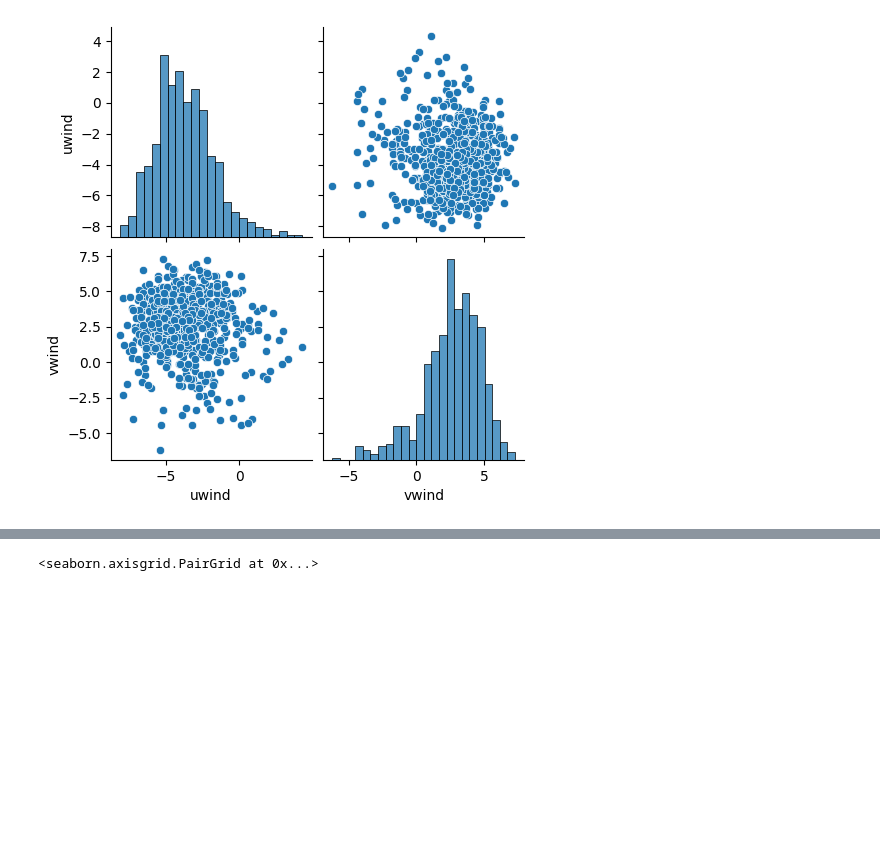
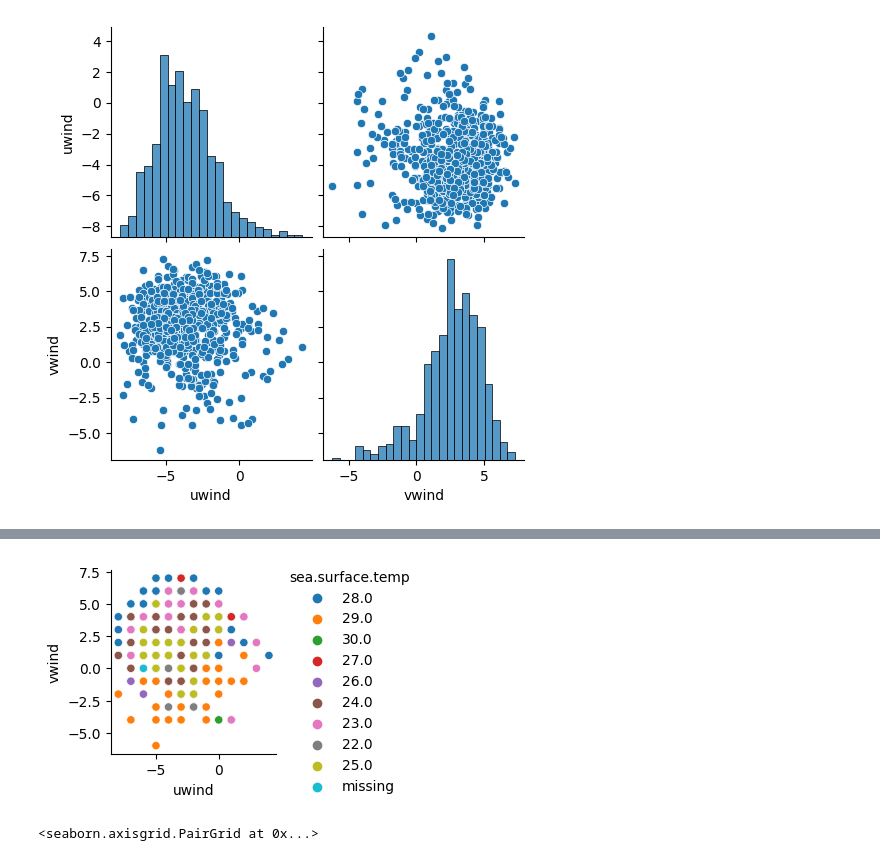
Before and after one commit to rauldgarcia/Data_analysis, a Jupyter notebook: CLASS 1/class_11.ipynb, the cells around one changed output, grey strips where cells are left out. Cells and saved outputs as stored; diff of their text form; code cells hidden in the pictures; blank space fills up the shorter version.

```diff
--- a/CLASS 1/class_11.ipynb
+++ b/CLASS 1/class_11.ipynb
@@ -367,3 +376,7 @@ fig = sns.pairplot(tao.iloc[:, 6:])
+# %%
+fig = sns.pairplot(fill_hum.round(), x_vars='uwind', y_vars='vwind', hue='sea.surface.temp')
+# %% [output]
+[figure, added]
 # %%
 sns.pairplot(tao[tao['humidity'].isnull()].iloc[:, 6:])
 # %% [output]
```
Also changed, not shown: parts of 5 cells of this notebook.
